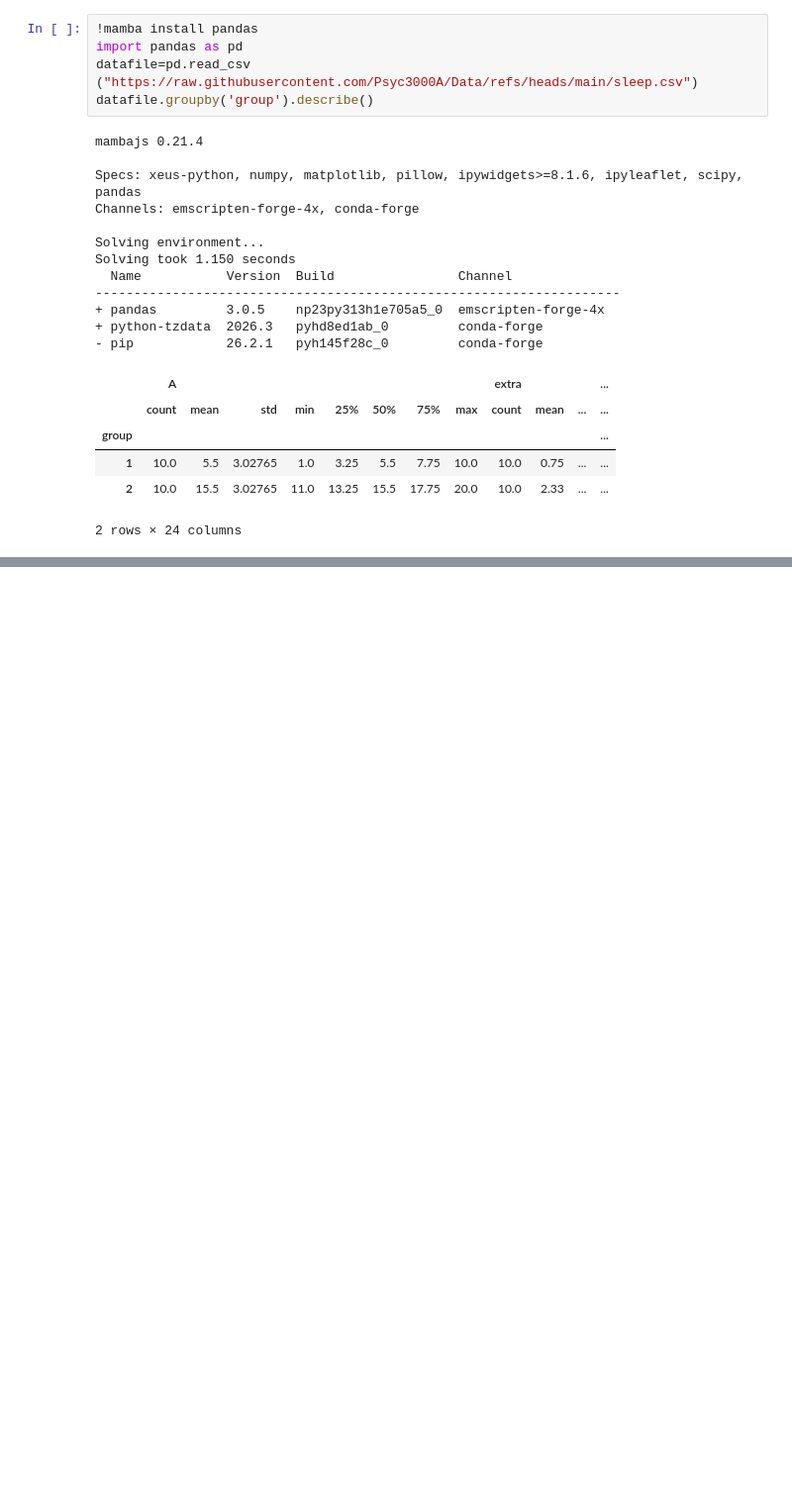
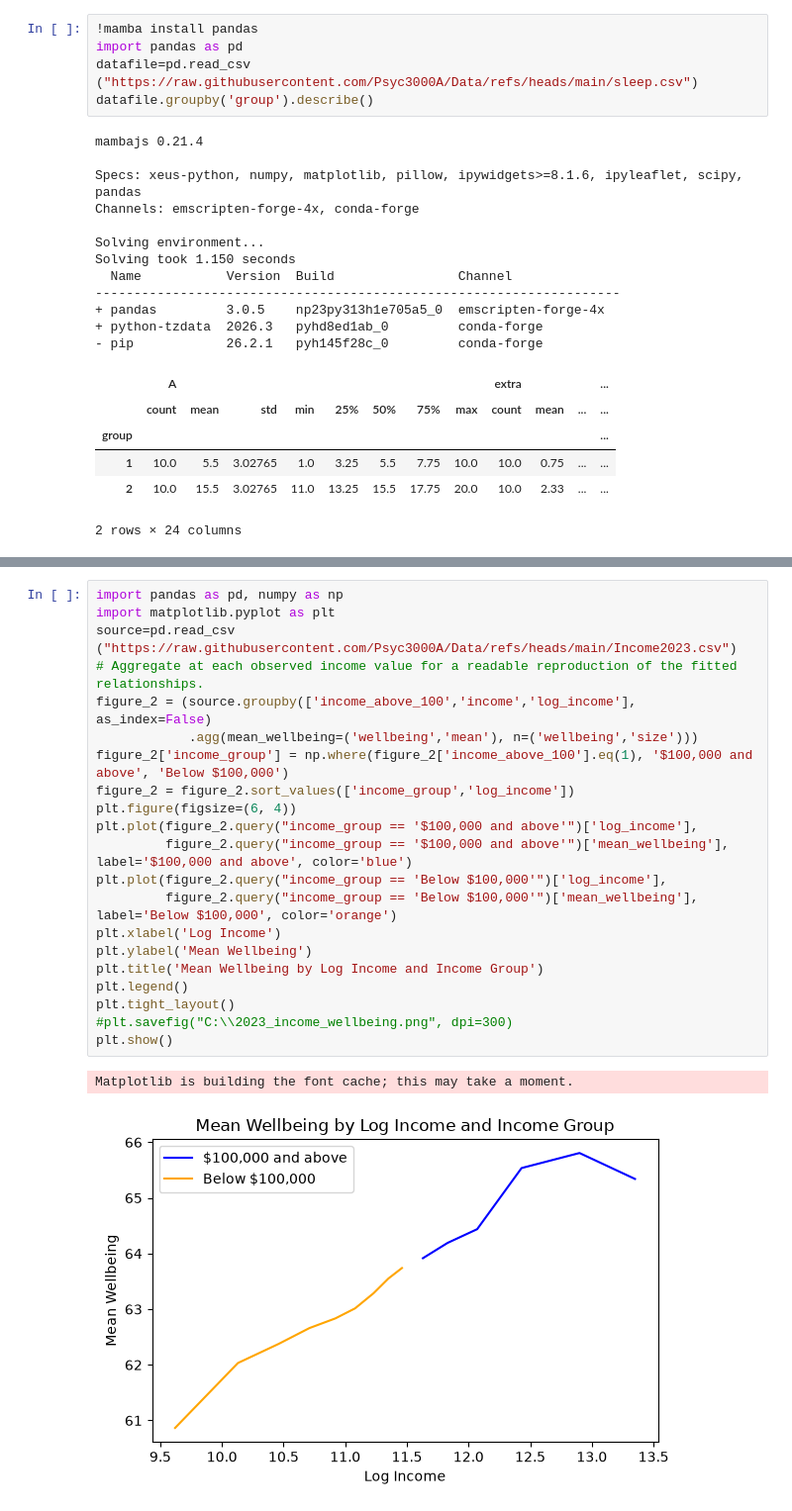
Before and after one commit to Psyc3000A/Fall-Winter2026, a Jupyter notebook: ericbeniston code.ipynb, the cells around one changed output, grey strips where cells are left out. Shown at 99% size. Saved outputs shown, nothing was run; the diff lists cells and outputs as text; blank space fills up the shorter version.

```diff
--- a/ericbeniston code.ipynb
+++ b/ericbeniston code.ipynb
@@ -24,0 +46,24 @@ Solving took 1.150 seconds
+# %%
+import pandas as pd, numpy as np
+import matplotlib.pyplot as plt
+source=pd.read_csv ("https://raw.githubusercontent.com/Psyc3000A/Data/refs/heads/main/Income2023.csv")
+# Aggregate at each observed income value for a readable reproduction of the fitted relationships.
+figure_2 = (source.groupby(['income_above_100','income','log_income'], as_index=False)
+            .agg(mean_wellbeing=('wellbeing','mean'), n=('wellbeing','size')))
+figure_2['income_group'] = np.where(figure_2['income_above_100'].eq(1), '$100,000 and above', 'Below $100,000')
+figure_2 = figure_2.sort_values(['income_group','log_income'])
+plt.figure(figsize=(6, 4))
+plt.plot(figure_2.query("income_group == '$100,000 and above'")['log_income'],
+         figure_2.query("income_group == '$100,000 and above'")['mean_wellbeing'], label='$100,000 and above', color='blue')
+plt.plot(figure_2.query("income_group == 'Below $100,000'")['log_income'],
+         figure_2.query("income_group == 'Below $100,000'")['mean_wellbeing'], label='Below $100,000', color='orange')
+plt.xlabel('Log Income')
+plt.ylabel('Mean Wellbeing')
+plt.title('Mean Wellbeing by Log Income and Income Group')
+plt.legend()
+plt.tight_layout()
+#plt.savefig("C:\\2023_income_wellbeing.png", dpi=300)
+plt.show()
+# %% [output]
+Matplotlib is building the font cache; this may take a moment.
+[figure, added]
```
Also changed, not shown: parts of 8 cells of this notebook.
